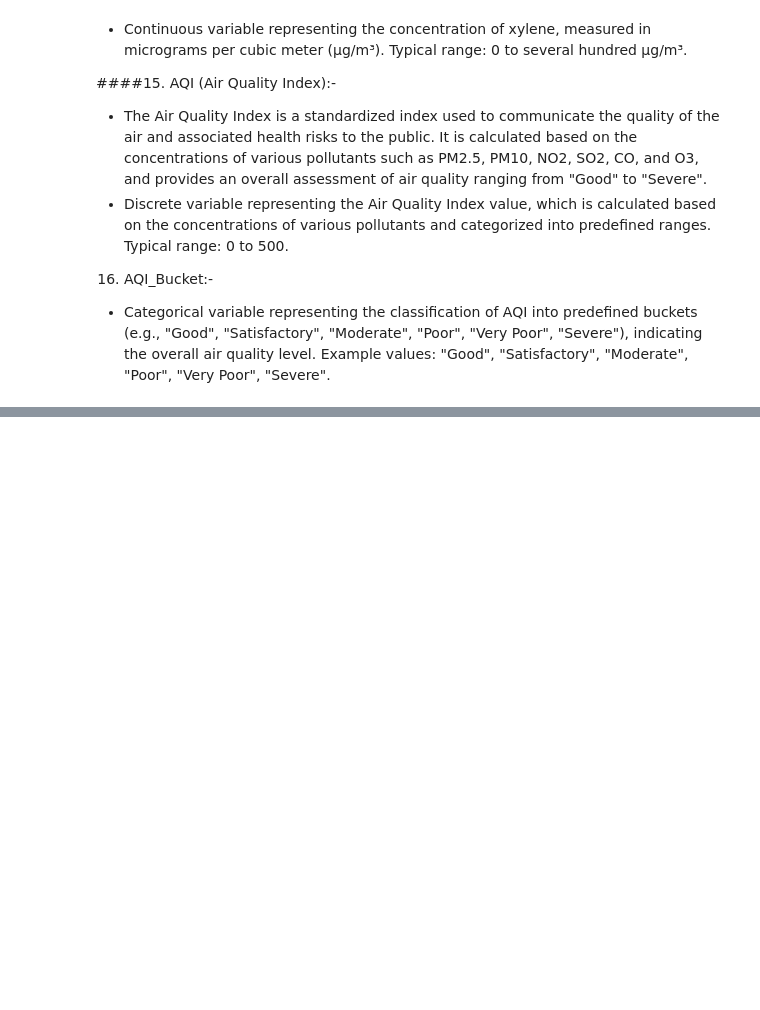
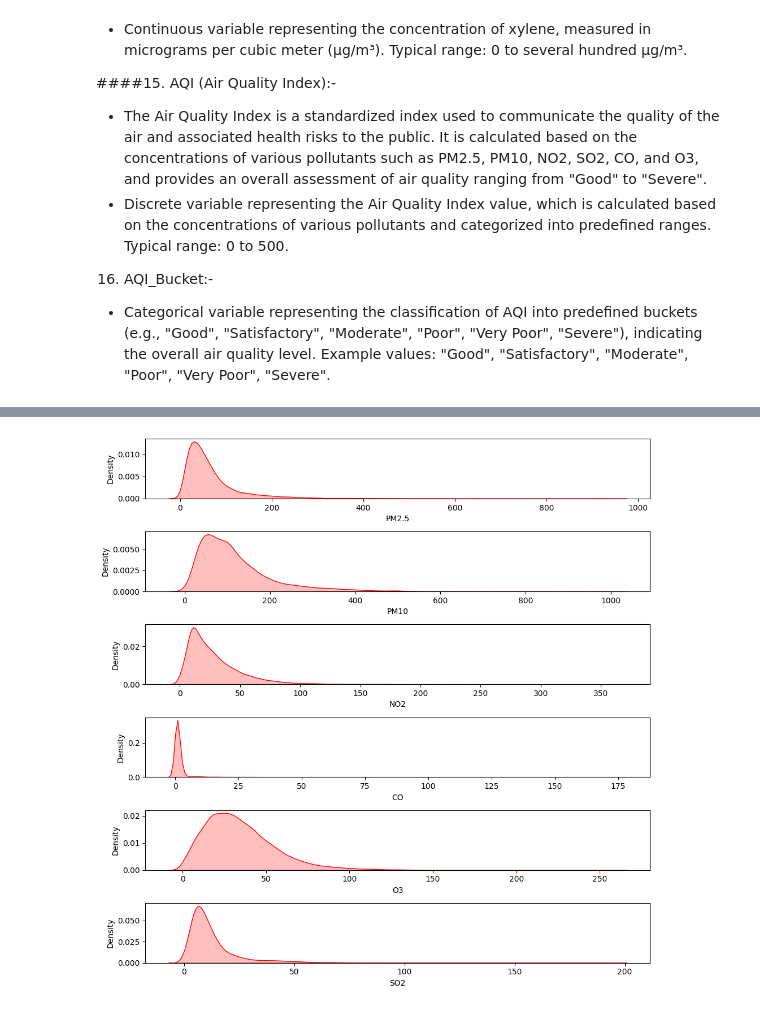
Before and after one commit to ShubhamKNIT/AlgoMinds, a Jupyter notebook: notebook/aqi_predictor.ipynb, the cells around one changed output, grey strips where cells are left out. Saved outputs shown, nothing was run; the diff lists cells and outputs as text; code cells hidden in the pictures; blank space fills up the shorter version.

```diff
--- a/notebook/aqi_predictor.ipynb
+++ b/notebook/aqi_predictor.ipynb
@@ -84,0 +173,15 @@
+# %%
+def column_density(df, columns):
+    n_rows = len(columns)
+    fig, axes = plt.subplots(nrows=n_rows, ncols=1, figsize=(10, 10))
+
+    for i, col in enumerate(columns):
+        sns.kdeplot(data=df, x=col,color='red', fill=True, ax=axes[i])
+
+    plt.tight_layout()
+    plt.show()
+# %%
+col = ['PM2.5','PM10','NO2','CO','O3','SO2']
+column_density(df,col)
+# %% [output]
+[figure, added]
```
Also changed, not shown: parts of 27 cells of this notebook, 1 other file.
